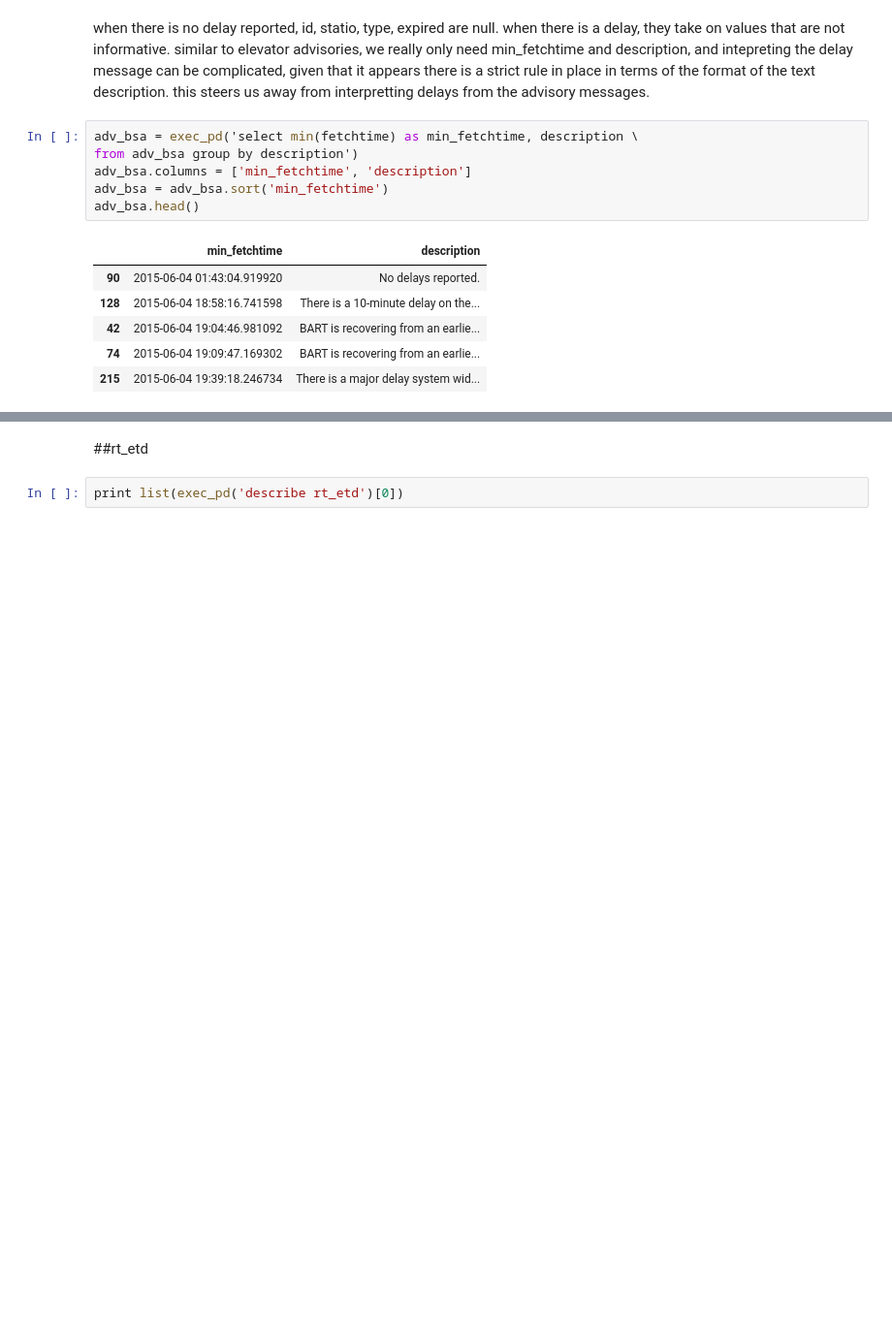
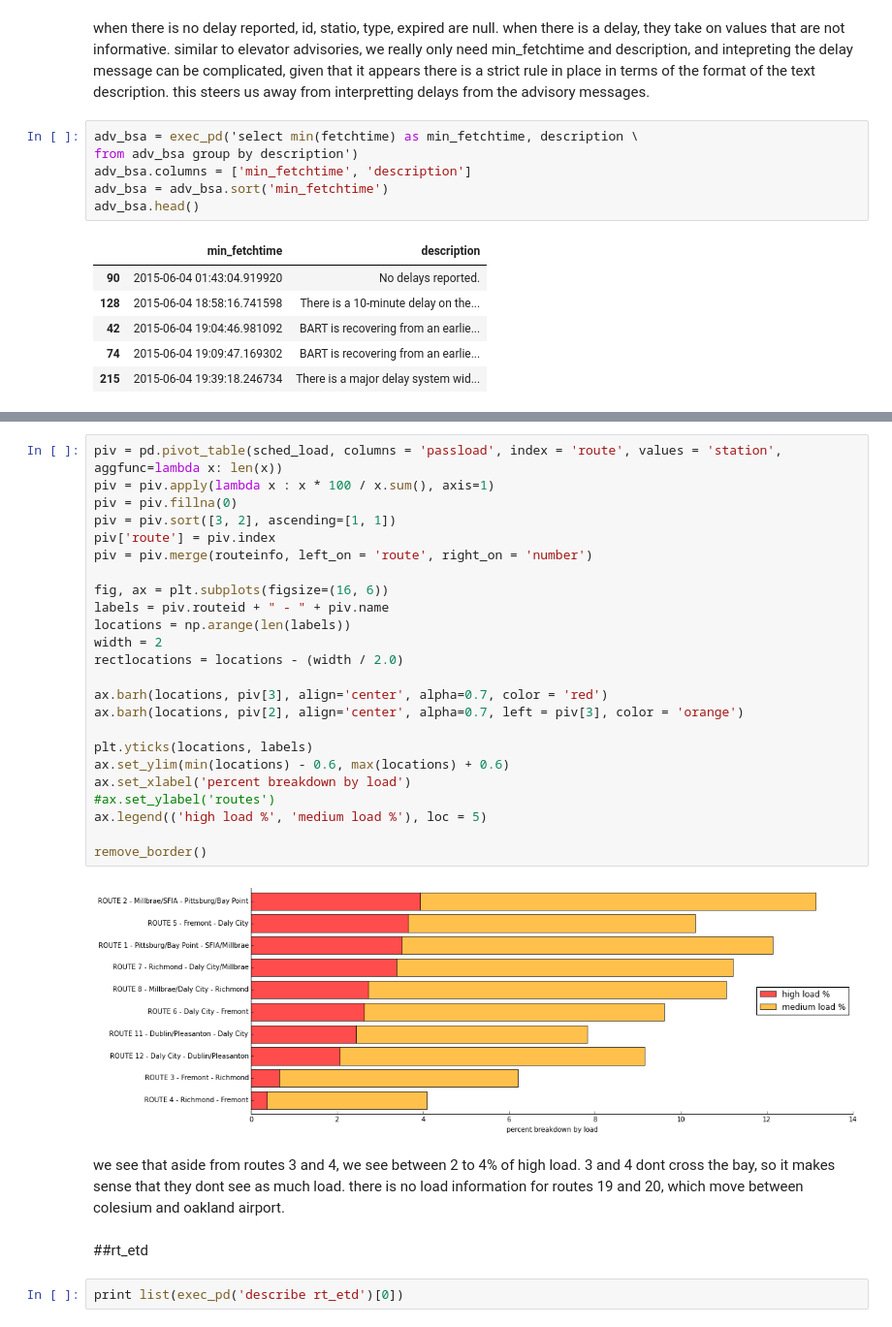
Before and after one commit to dmilad/BARTProject, a Jupyter notebook: eda/eda.ipynb, the cells around one changed output, grey strips where cells are left out. Shown at 97% size. Cells and saved outputs as stored; diff of their text form; blank space fills up the shorter version.

```diff
--- a/eda/eda.ipynb
+++ b/eda/eda.ipynb
@@ -503,3 +550,31 @@ desc[:10]
+# %%
+piv = pd.pivot_table(sched_load, columns = 'passload', index = 'route', values = 'station', aggfunc=lambda x: len(x))
+piv = piv.apply(lambda x : x * 100 / x.sum(), axis=1)
+piv = piv.fillna(0)
+piv = piv.sort([3, 2], ascending=[1, 1])
+piv['route'] = piv.index
+piv = piv.merge(routeinfo, left_on = 'route', right_on = 'number')
+
+fig, ax = plt.subplots(figsize=(16, 6))
+labels = piv.routeid + " - " + piv.name
+locations = np.arange(len(labels))
+width = 2
+rectlocations = locations - (width / 2.0)
+
+ax.barh(locations, piv[3], align='center', alpha=0.7, color = 'red')
+ax.barh(locations, piv[2], align='center', alpha=0.7, left = piv[3], color = 'orange')
+
+plt.yticks(locations, labels)
+ax.set_ylim(min(locations) - 0.6, max(locations) + 0.6)
+ax.set_xlabel('percent breakdown by load')
+#ax.set_ylabel('routes')
+ax.legend(('high load %', 'medium load %'), loc = 5)
+
+remove_border()
+# %% [output]
+[figure, added]
+# %% [markdown]
+we see that aside from routes 3 and 4, we see between 2 to 4% of high load. 3 and 4 dont cross the bay, so it makes sense that they dont see as much load. there is no load information for routes 19 and 20, which move between colesium and oakland airport.
 # %% [markdown]
 ##rt_etd
 # %%
```
Also changed, not shown: parts of 11 cells of this notebook, 3 other files.
